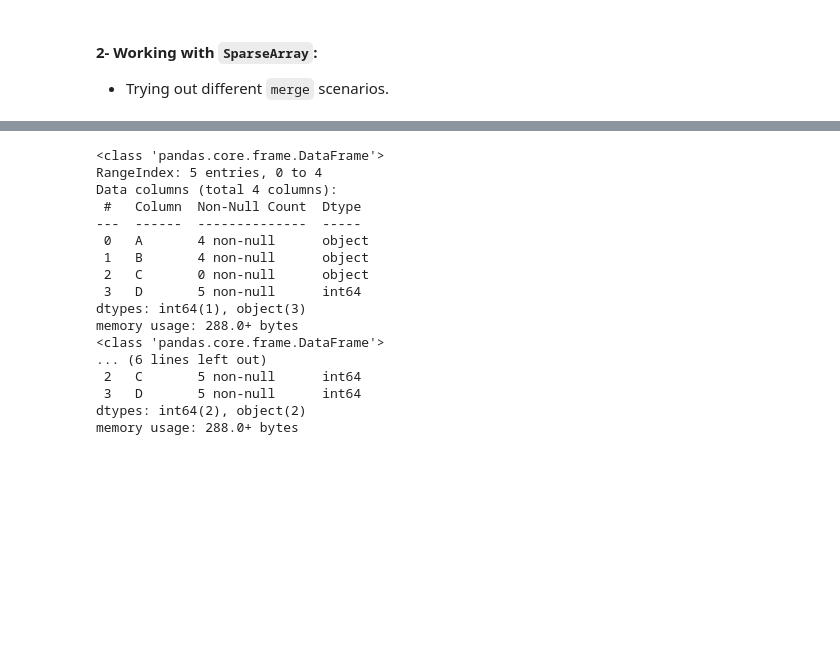
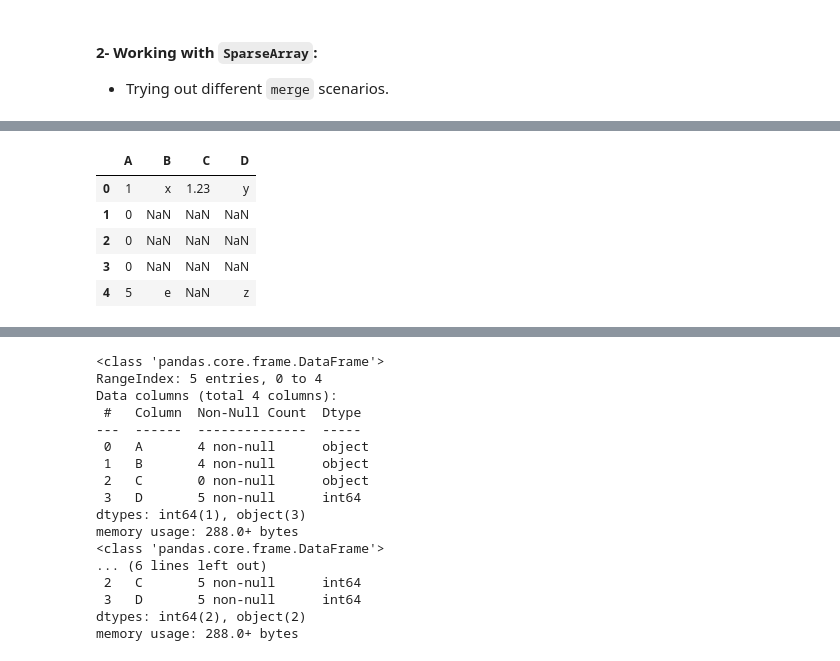
Before and after one commit to harunugurlu/mobile-action-internship, a Jupyter notebook: Data Science/PoC/Memory Usage Optimization/memory-usage-optimization-poc.ipynb, the cells around one changed output, grey strips where cells are left out. Saved outputs shown, nothing was run; the diff lists cells and outputs as text; code cells hidden in the pictures; blank space fills up the shorter version.

```diff
--- a/Data Science/PoC/Memory Usage Optimization/memory-usage-optimization-poc.ipynb
+++ b/Data Science/PoC/Memory Usage Optimization/memory-usage-optimization-poc.ipynb
@@ -805,0 +836,2 @@ df3['A'] = df3['A'].astype('object')
+# %%
+merge_sparse = df.merge(df2, how="left")
@@ -805,0 +852,9 @@ df3['A'] = df3['A'].astype('object')
+# %%
+merge_sparse
+# %% [output]
+|  | A | B | C | D |
+| 0 | 1 | x | 1.23 | y |
+| 1 | 0 | NaN | NaN | NaN |
+| 2 | 0 | NaN | NaN | NaN |
+| 3 | 0 | NaN | NaN | NaN |
+| 4 | 5 | e | NaN | z |
```
Also changed, not shown: parts of 28 cells of this notebook.
